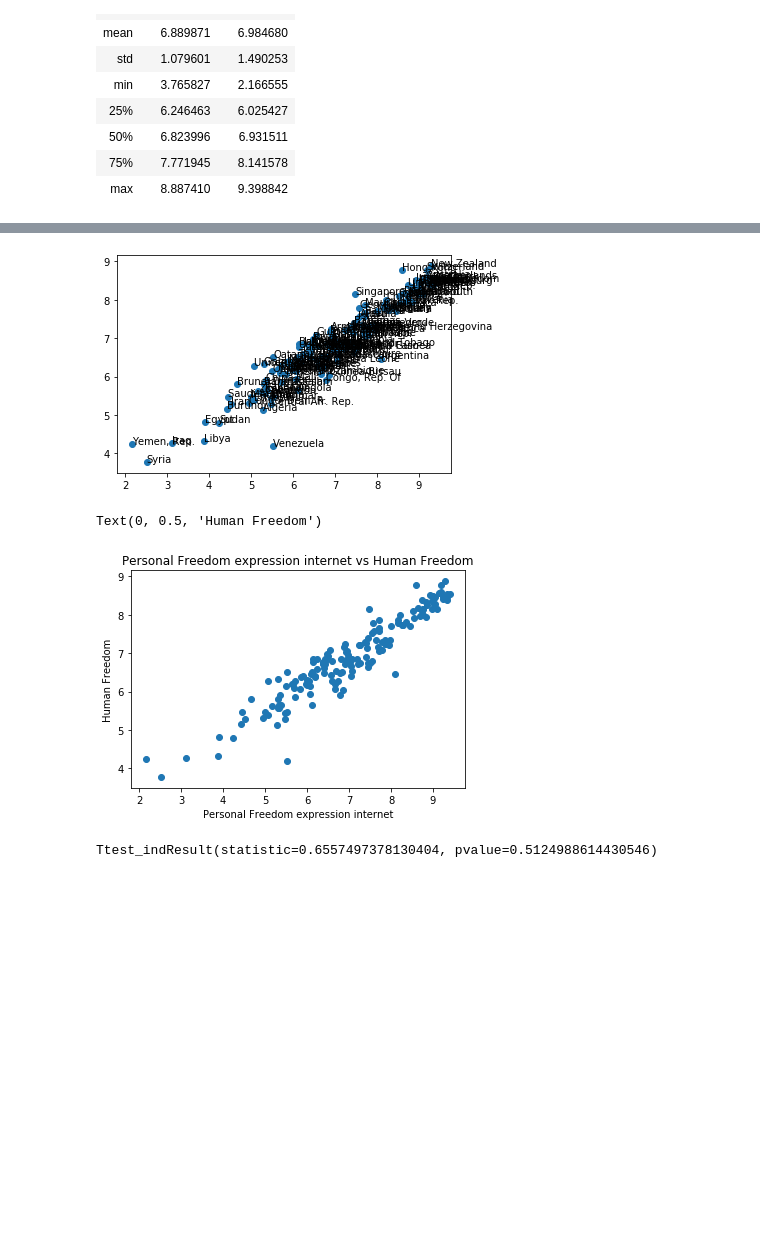
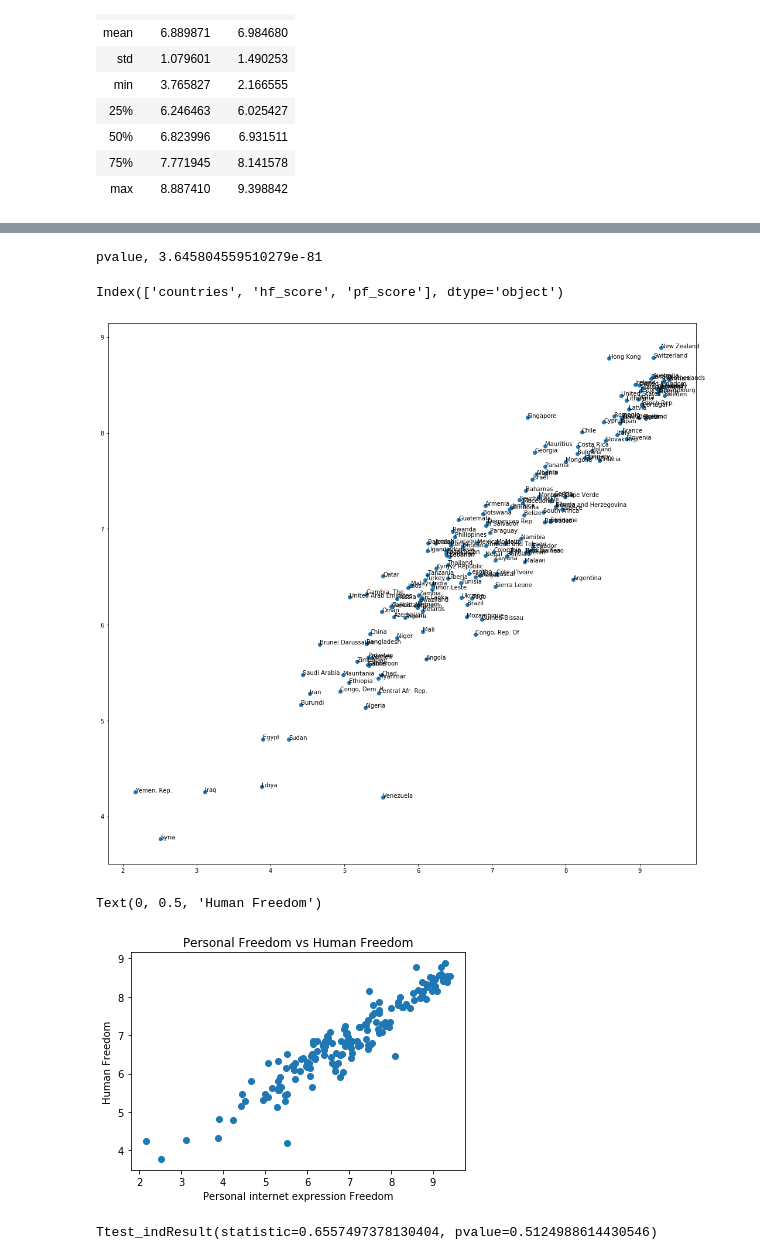
Before and after one commit to shamrockbandit/Project1_repo, a Jupyter notebook: pf_internet score vs hf_score.ipynb, the cells around one changed output, grey strips where cells are left out. Cells and saved outputs as stored; diff of their text form; code cells hidden in the pictures; blank space fills up the shorter version.

```diff
--- a/pf_internet score vs hf_score.ipynb
+++ b/pf_internet score vs hf_score.ipynb
@@ -89,22 +114,36 @@ scores_df.describe()
+# %%
+print(f'pvalue, {p_value}')
+# %% [output]
+pvalue, 3.645804559510279e-81
+# %%
+scores_df.columns
+# %% [output]
+Index(['countries', 'hf_score', 'pf_score'], dtype='object')
 # %%
 # create plot
-fig, ax = plt.subplots()
-ax.scatter(pf_internet_score, hf_score)
+
+# fig, ax = plt.subplots()
+# ax.scatter(pf_internet_score, hf_score)
+
+plt.figure(figsize=(18,17))
+plt.scatter(scores_df.pf_score,scores_df.hf_score)
+
+
 
 for i, txt in enumerate(countries):
-    ax.annotate(txt, (pf_internet_score[i], hf_score[i]))
+    plt.annotate(txt, (scores_df.pf_score[i],scores_df.hf_score[i]))
 # %% [output]
-[figure, old version]
+[figure, new version]
 # %%
 # with out labels bc idk how to clean it up
 fig, ax = plt.subplots()
 ax.scatter(pf_internet_score, hf_score)
-plt.title("Personal Freedom expression internet vs Human Freedom")
-plt.xlabel("Personal Freedom expression internet")
+plt.title("Personal Freedom vs Human Freedom")
+plt.xlabel("Personal internet expression Freedom")
 plt.ylabel("Human Freedom")
 # %% [output]
 Text(0, 0.5, 'Human Freedom')
-[figure, old version]
+[figure, new version]
 # %%
 import scipy.stats as stats
 # %%
```
Also changed, not shown: parts of 3 cells of this notebook.
